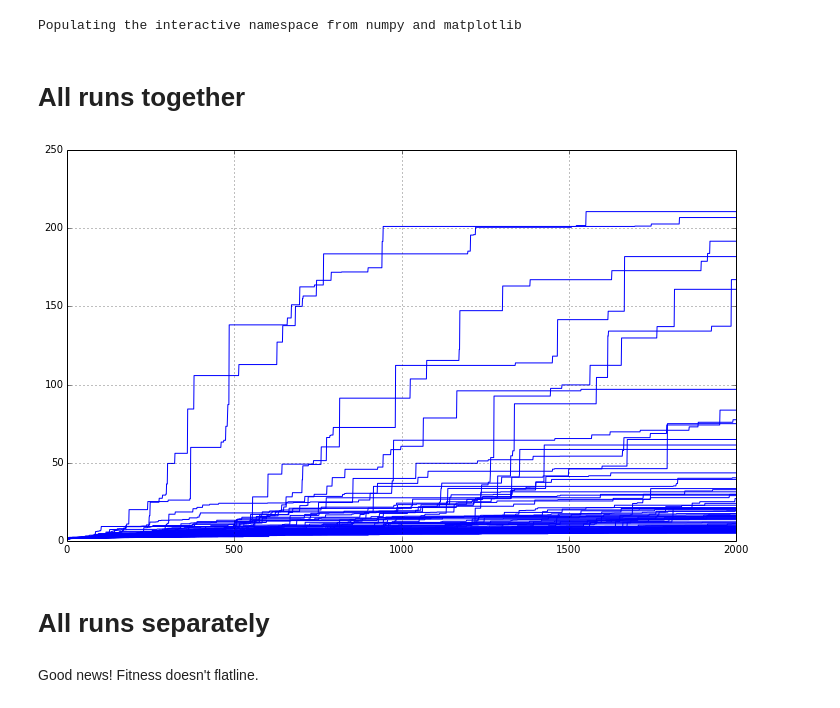
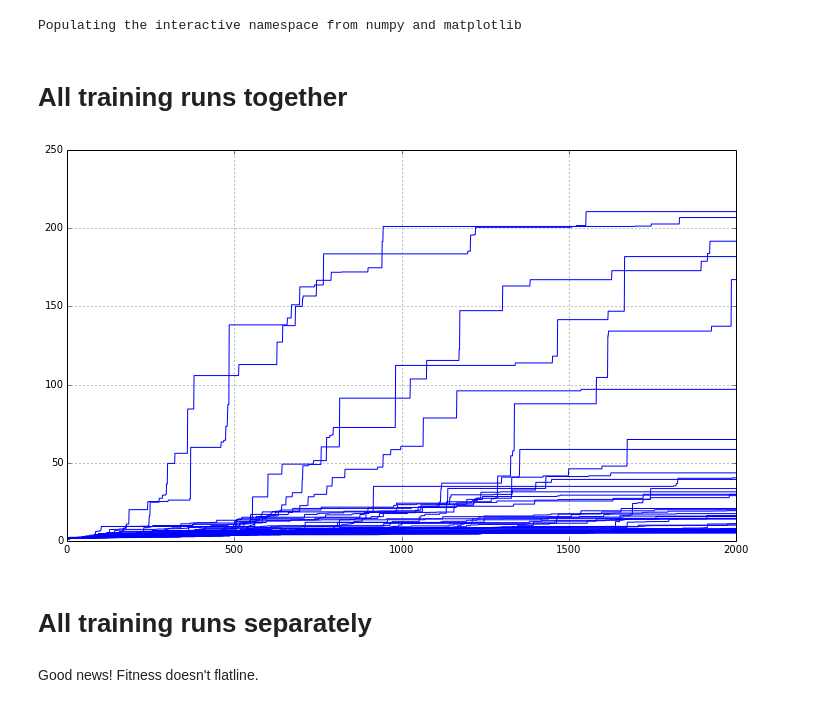
Before and after one commit to rhiever/AMT-biped-analysis, a Jupyter notebook: Biped analysis.ipynb, the cells around one changed output. Cells and saved outputs as stored; diff of their text form; code cells hidden in the pictures.

```diff
--- a/Biped analysis.ipynb
+++ b/Biped analysis.ipynb
@@ -3,20 +17,20 @@
 # %% [output]
 Populating the interactive namespace from numpy and matplotlib
 # %% [markdown]
-# All runs together
+# All training runs together
 # %%
 from glob import glob
 from pandas import read_csv
 
 figure(figsize=(12, 7))
 
-for fitness_file in sorted(glob("*_log.txt")):
+for fitness_file in sorted(glob("training-bipeds/*_log.txt")):
     fitness_data = read_csv(fitness_file, sep=" ", names=["generation", "fitness", "dummy"])
     fitness_data.fitness.plot(color="blue")
 # %% [output]
-[figure, old version]
+[figure, new version]
 # %% [markdown]
-# All runs separately
+# All training runs separately
 # %% [markdown]
 Good news! Fitness doesn't flatline.
 # %%
```
Also changed, not shown: parts of 16 cells of this notebook.
